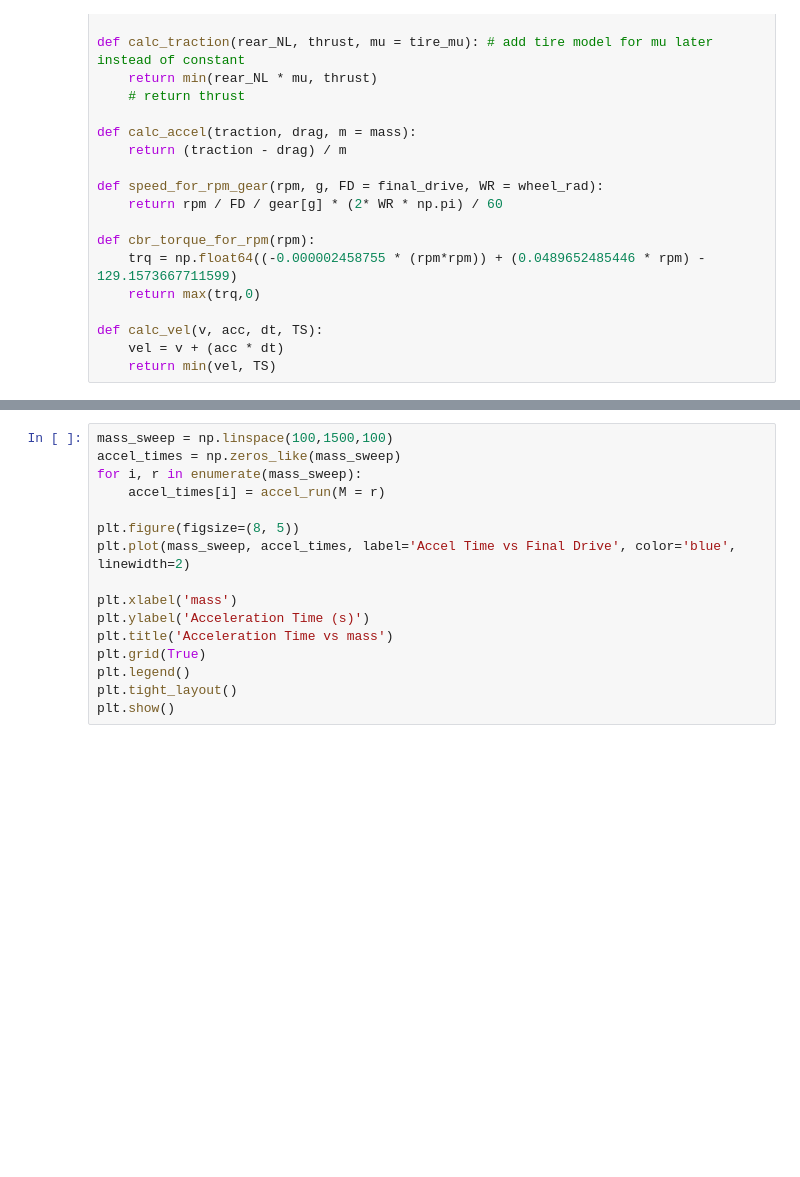
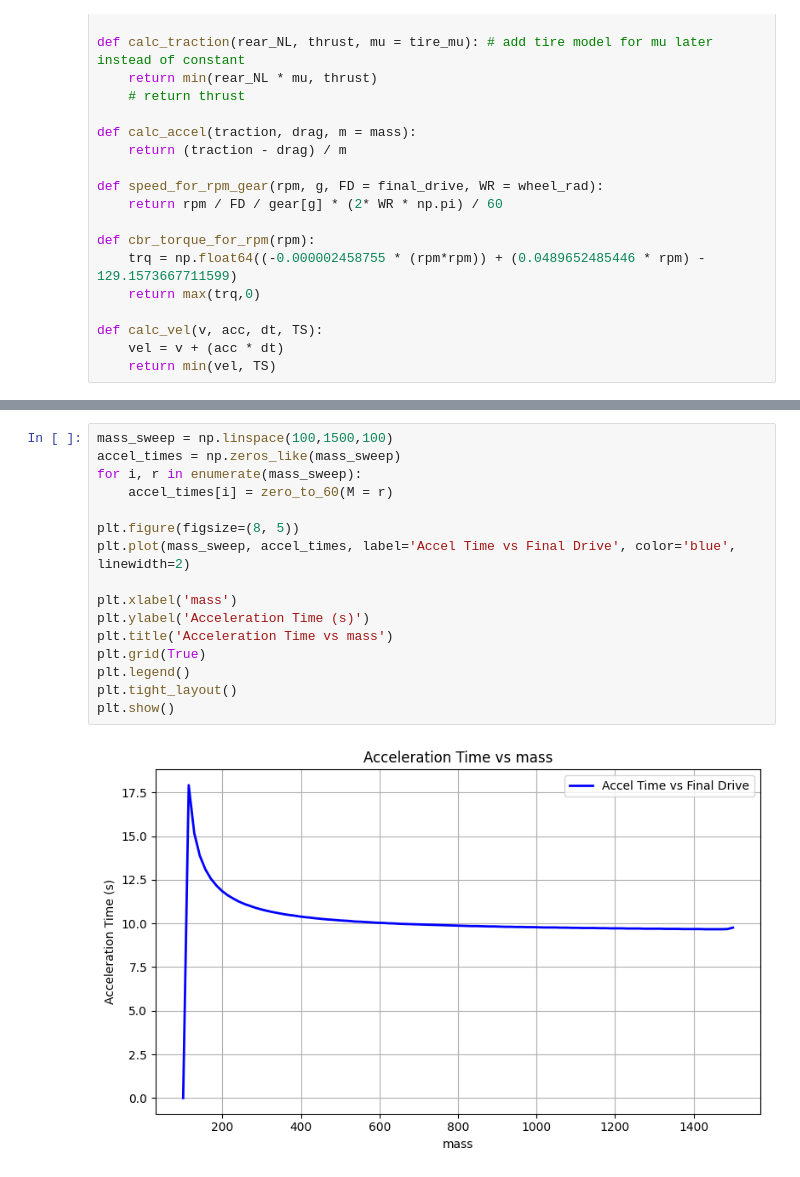
Before and after one commit to Bfoke/Death-Missile, a Jupyter notebook: AccelSweeps.ipynb, the cells around one changed output, grey strips where cells are left out. Drawn from its saved outputs; the diff is of its cells as text; blank space fills up the shorter version.

```diff
--- a/AccelSweeps.ipynb
+++ b/AccelSweeps.ipynb
@@ -207,17 +280,19 @@ print(final_drive_sweep[88])
 # %%
 mass_sweep = np.linspace(100,1500,100)
 accel_times = np.zeros_like(mass_sweep)
 for i, r in enumerate(mass_sweep):
-    accel_times[i] = accel_run(M = r)
+    accel_times[i] = zero_to_60(M = r)
 
 plt.figure(figsize=(8, 5))
 plt.plot(mass_sweep, accel_times, label='Accel Time vs Final Drive', color='blue', linewidth=2)
 
 plt.xlabel('mass')
 plt.ylabel('Acceleration Time (s)')
 plt.title('Acceleration Time vs mass')
 plt.grid(True)
 plt.legend()
 plt.tight_layout()
 plt.show()
+# %% [output]
+[figure, added]
 # %%
```
Also changed, not shown: parts of 6 cells of this notebook, 1 other file.
